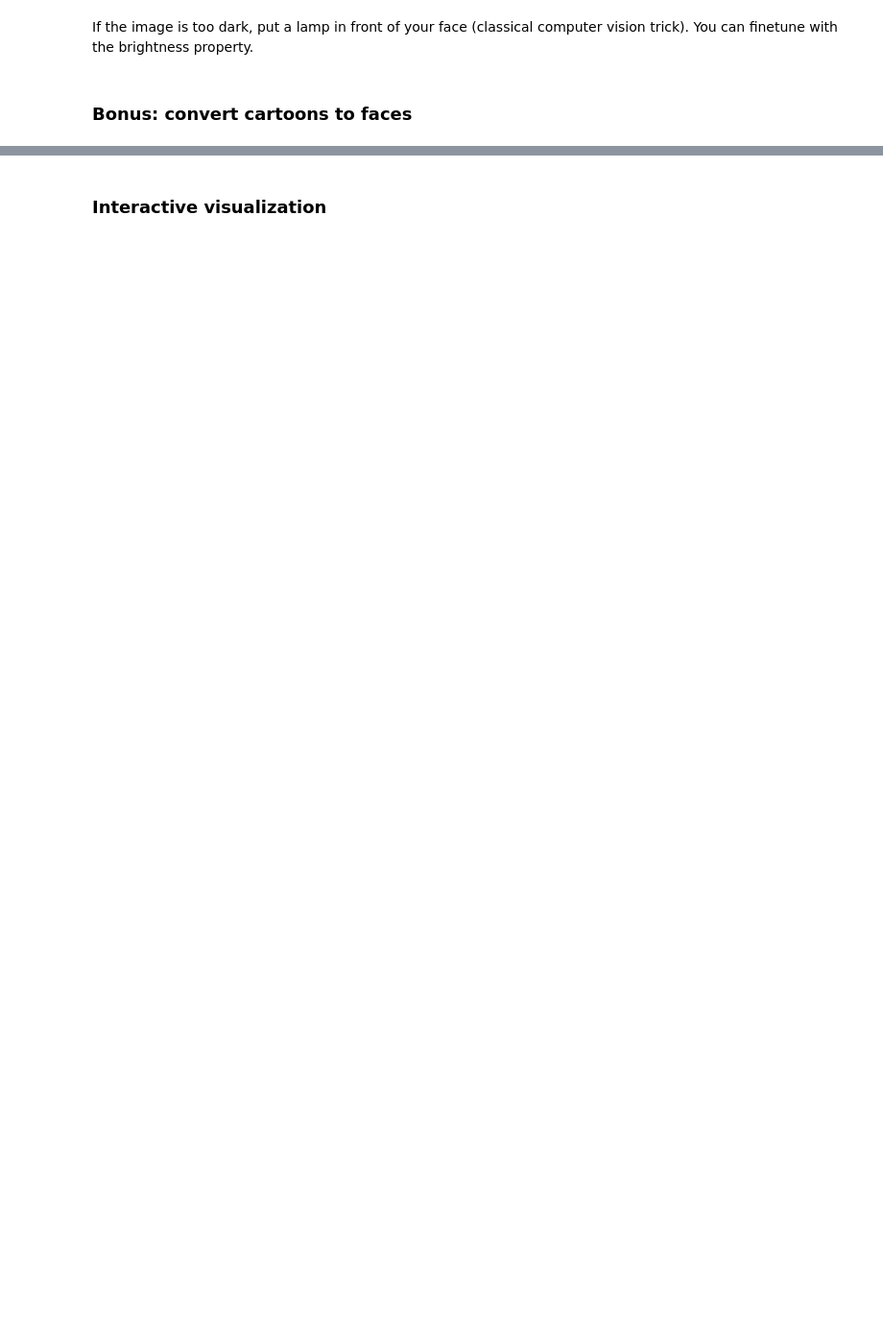
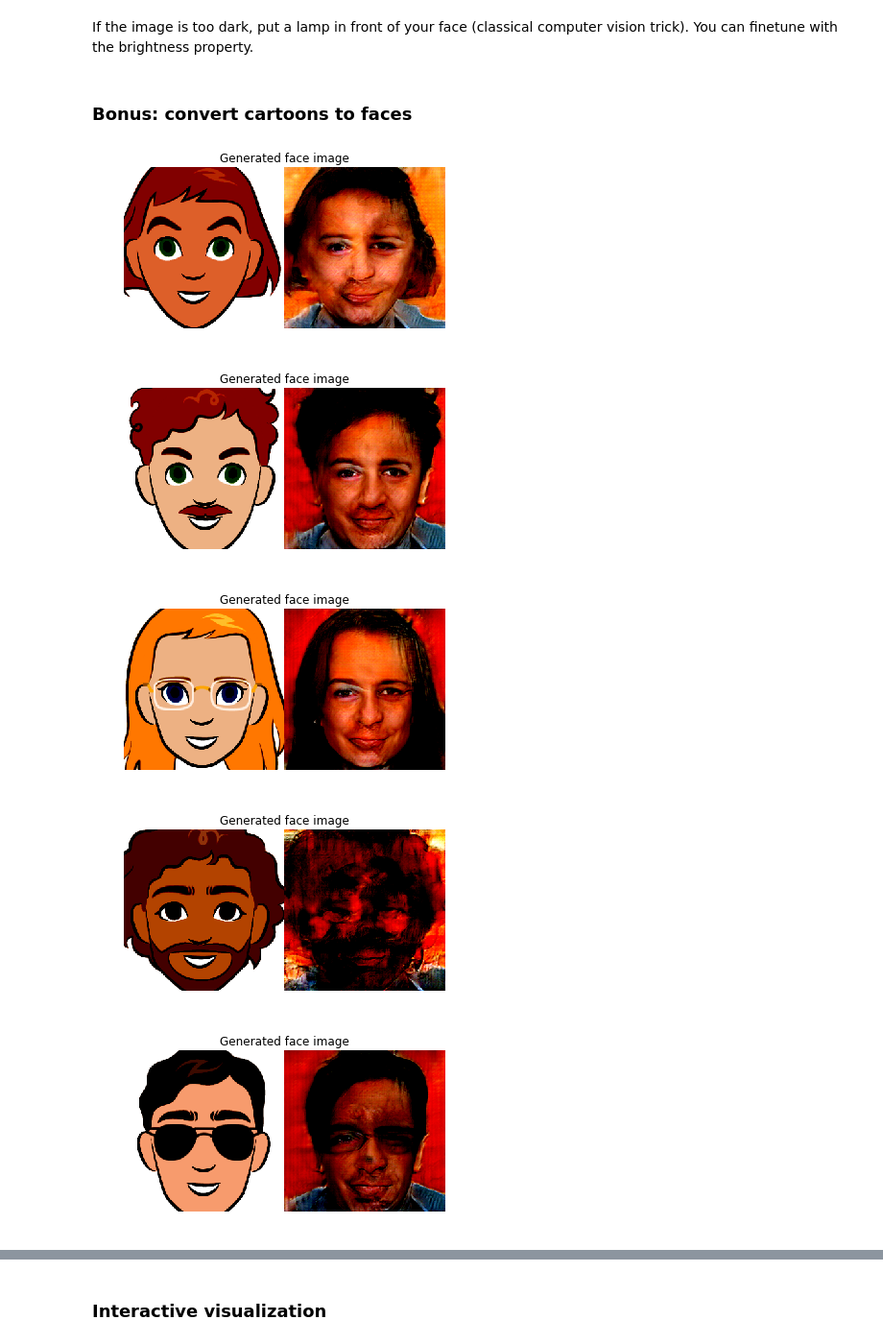
Before and after one commit to fs2019-atml/face-to-cartoon, a Jupyter notebook: code/Demo.ipynb, the cells around one changed output, grey strips where cells are left out. Shown at 96% size. Cells and saved outputs as stored; diff of their text form; code cells hidden in the pictures; blank space fills up the shorter version.

```diff
--- a/code/Demo.ipynb
+++ b/code/Demo.ipynb
@@ -100,17 +131,24 @@ If the image is too dark, put a lamp in front of your face (classical computer v
 # %%
 for i, data in enumerate(dataset):
     if (i > 5):
         break
 
     theB = data['B']
     real_B = theB['img']
     img_B = helper.to_image(real_B[0,:,:,:])
     img_A = model.gen_A(real_B)
+    img_A += 0.3
     img_A = helper.to_image(img_A[0,:,:,:])
     img_BA = helper.concatenate([img_B, img_A])
     img_BA.save('real.jpg')
 
     plt.axis('off')
     plt.title('Generated face image')
     plt.imshow(img_BA)
     plt.show()
+# %% [output]
+[figure, added]
+[figure, added]
+[figure, added]
+[figure, added]
+[figure, added]
```
Also changed, not shown: parts of 4 cells of this notebook, 3 other files.
